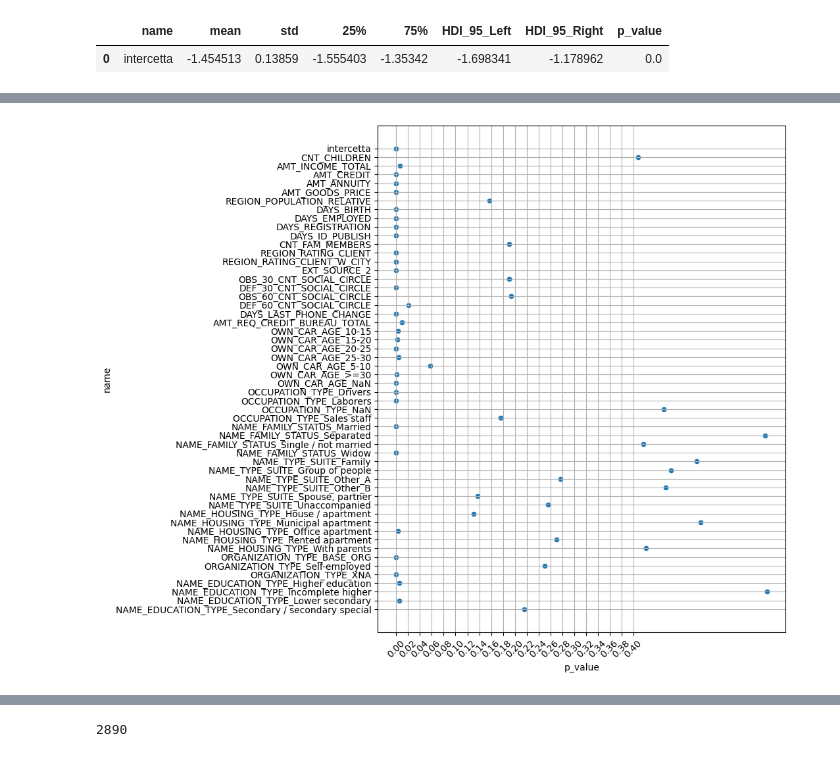
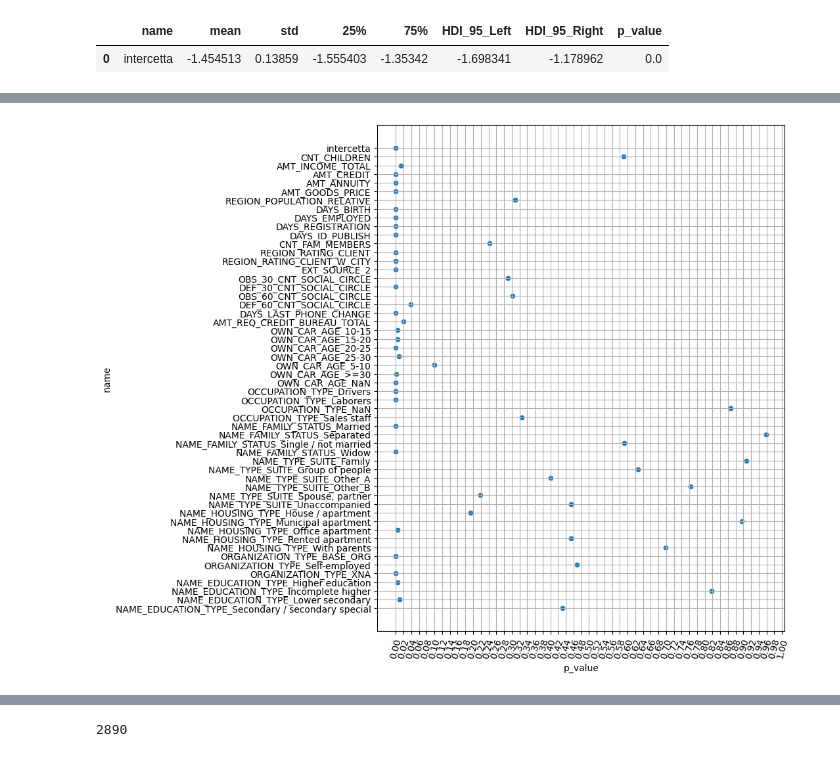
Before and after one commit to bruno-polimi/nonparametric_2022_23, a Jupyter notebook: RENBOOT/risultati_piu_covariate/open_results_bootstrap.ipynb, the cells around one changed output, grey strips where cells are left out. Saved outputs shown, nothing was run; the diff lists cells and outputs as text; code cells hidden in the pictures.

Commit message:
Sostituito calcolo del p_value
Nuova formula:
P(beta == 0) + 2*min(P(beta < 0), P(beta>0))

```diff
--- a/RENBOOT/risultati_piu_covariate/open_results_bootstrap.ipynb
+++ b/RENBOOT/risultati_piu_covariate/open_results_bootstrap.ipynb
@@ -138,8 +138,7 @@ for i in range(res['coefficienti'].shape[1]):
         '75%': [np.percentile(aux,75)],
         'HDI_95_Left': [hdi_interval[0]],
         'HDI_95_Right': [hdi_interval[1]],
-        'p_value': [min(np.sum(aux <= 0), np.sum(aux >= 0))/len(aux)],
-        'p_value_corretto': [np.sum(aux == 0)/len(aux)]
+        'p_value': [(2*min(np.sum(aux < 0), np.sum(aux > 0)) + np.sum(aux == 0))/len(aux)]
     }
 
     df_risultati = pd.concat([df_risultati, pd.DataFrame(data=new_row)])
@@ -169,10 +168,10 @@ df_risultati
 # %%
 plt.figure(figsize=(8,10))
 ax = plt.subplot(1,1,1)
 sax = sns.scatterplot(df_risultati, y='name', x='p_value')
-ticks = ax.set_xticks(np.linspace(0.0,0.4,21))
-ticks = plt.xticks(rotation=45)
+ticks = ax.set_xticks(np.linspace(0.0,1.0,51))
+ticks = plt.xticks(rotation=75)
 plt.grid()
 # %% [output]
-[figure, old version]
+[figure, new version]
 # %%
```
Also changed, not shown: parts of 4 cells of this notebook.
